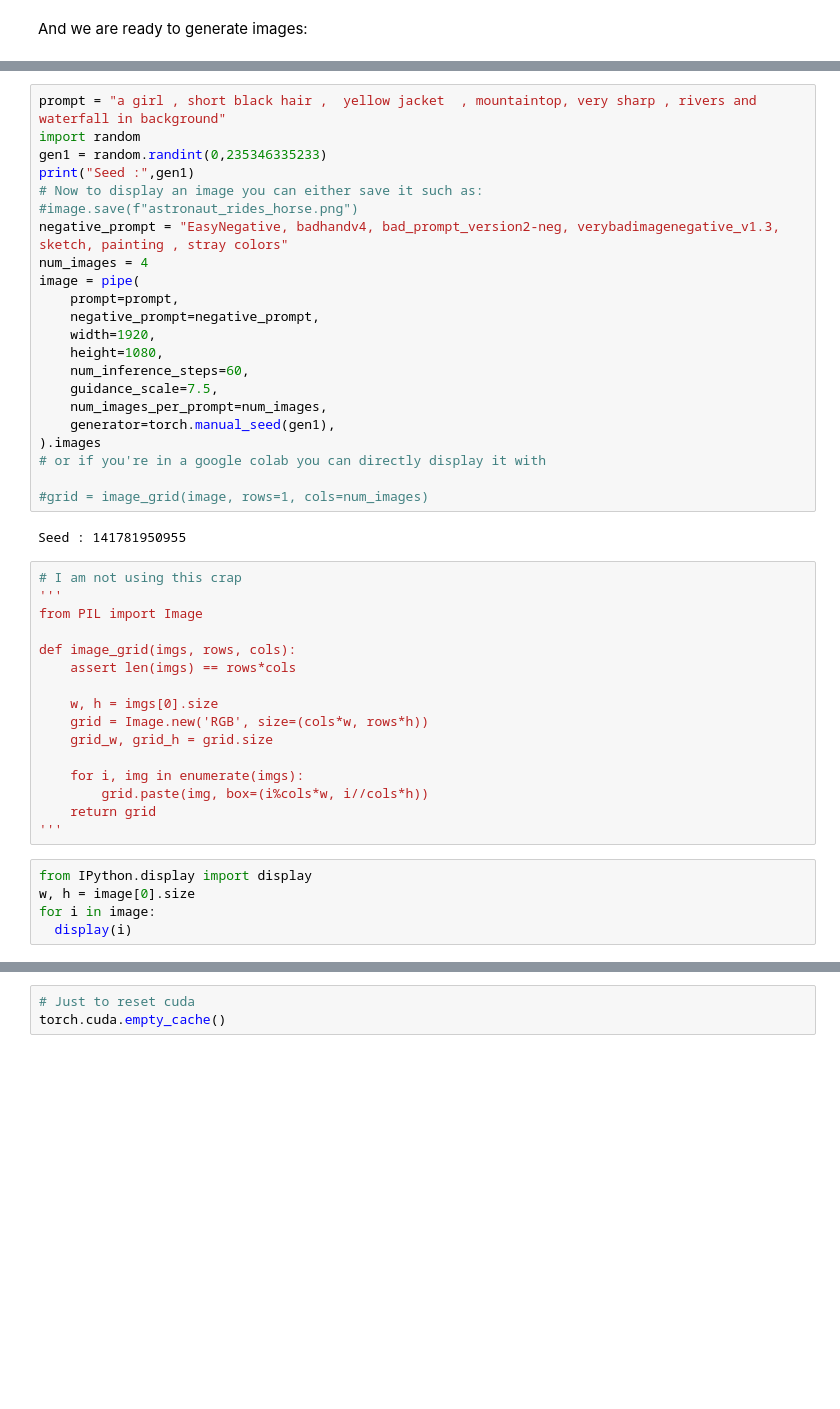
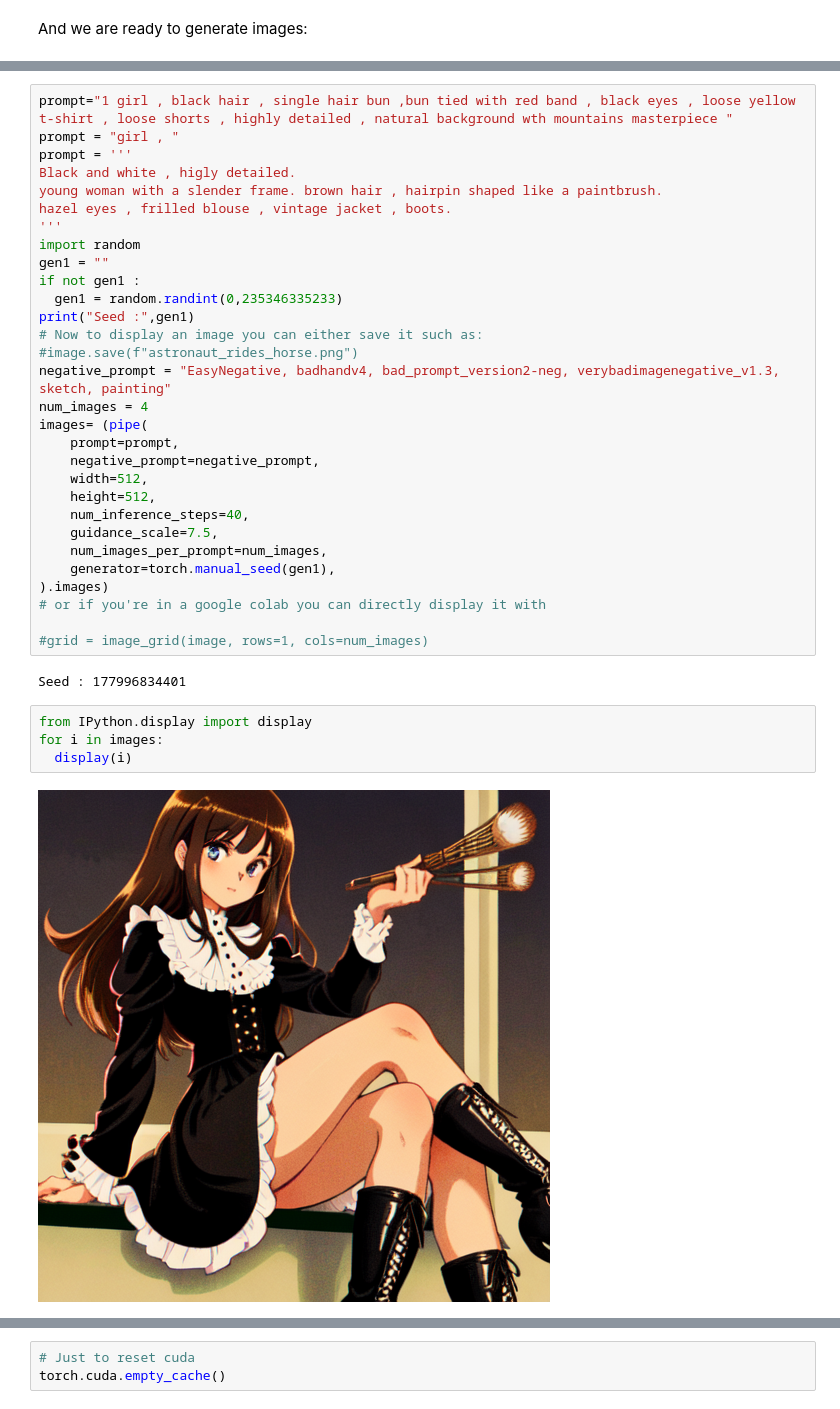
Before and after one commit to Devanand-PA/diffusion_stuff, a Jupyter notebook: SD.ipynb, the cells around one changed output, grey strips where cells are left out. Drawn from its saved outputs; the diff is of its cells as text; blank space fills up the shorter version.

```diff
--- a/SD.ipynb
+++ b/SD.ipynb
@@ -73,45 +247,38 @@ And we are ready to generate images:
 # %%
-prompt = "a girl , short black hair ,  yellow jacket  , mountaintop, very sharp , rivers and waterfall in background"
+prompt="1 girl , black hair , single hair bun ,bun tied with red band , black eyes , loose yellow t-shirt , loose shorts , highly detailed , natural background wth mountains masterpiece "
+prompt = "girl , "
+prompt = '''
+Black and white , higly detailed.
+young woman with a slender frame. brown hair , hairpin shaped like a paintbrush.
+hazel eyes , frilled blouse , vintage jacket , boots.
+'''
 import random
-gen1 = random.randint(0,235346335233)
+gen1 = ""
+if not gen1 :
+  gen1 = random.randint(0,235346335233)
 print("Seed :",gen1)
 # Now to display an image you can either save it such as:
 #image.save(f"astronaut_rides_horse.png")
-negative_prompt = "EasyNegative, badhandv4, bad_prompt_version2-neg, verybadimagenegative_v1.3, sketch, painting , stray colors"
+negative_prompt = "EasyNegative, badhandv4, bad_prompt_version2-neg, verybadimagenegative_v1.3, sketch, painting"
 num_images = 4
-image = pipe(
+images= (pipe(
     prompt=prompt,
     negative_prompt=negative_prompt,
-    width=1920,
-    height=1080,
-    num_inference_steps=60,
+    width=512,
+    height=512,
+    num_inference_steps=40,
     guidance_scale=7.5,
     num_images_per_prompt=num_images,
     generator=torch.manual_seed(gen1),
-).images
+).images)
 # or if you're in a google colab you can directly display it with
 
 #grid = image_grid(image, rows=1, cols=num_images)
 # %% [output]
-Seed : 141781950955
+Seed : 177996834401
-# %%
-# I am not using this crap
-'''
-from PIL import Image
-
-def image_grid(imgs, rows, cols):
-    assert len(imgs) == rows*cols
-
-    w, h = imgs[0].size
-    grid = Image.new('RGB', size=(cols*w, rows*h))
-    grid_w, grid_h = grid.size
-
-    for i, img in enumerate(imgs):
-        grid.paste(img, box=(i%cols*w, i//cols*h))
-    return grid
-'''
 # %%
 from IPython.display import display
-w, h = image[0].size
-for i in image:
+for i in images:
   display(i)
+# %% [output]
+[figure, added]
```
Also changed, not shown: parts of 10 cells of this notebook, 1 other file.
